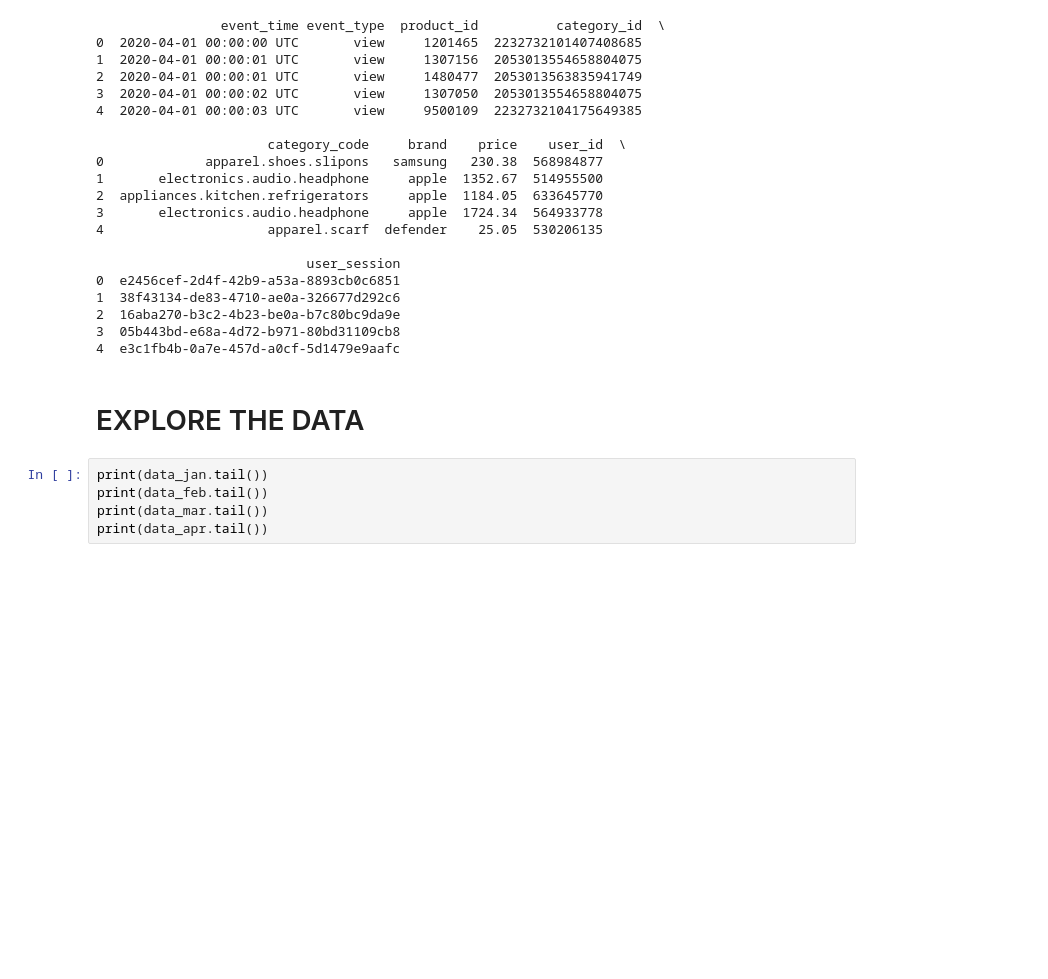
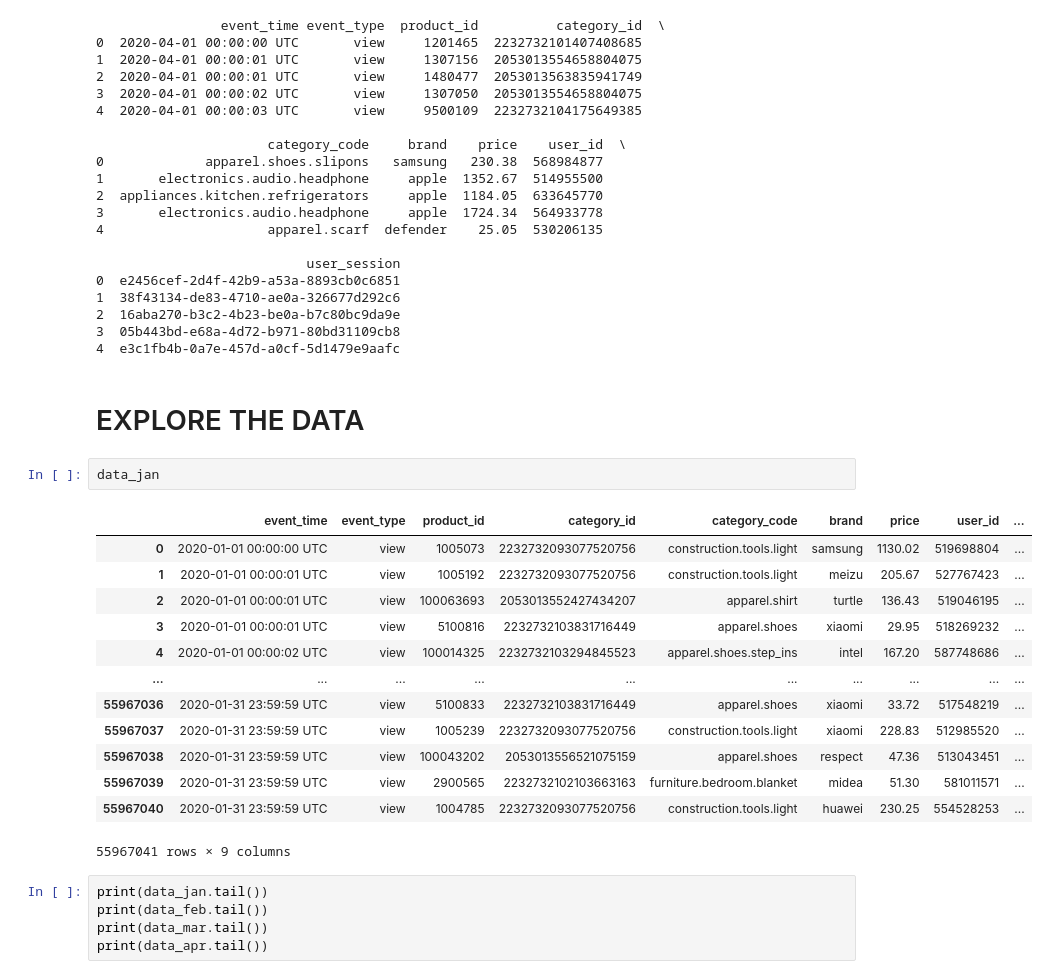
Before and after one commit to Vae2002/BigDataGroup5, a Jupyter notebook: data_exploration.ipynb, the cells around one changed output. Saved outputs shown, nothing was run; the diff lists cells and outputs as text; blank space fills up the shorter version.

```diff
--- a/data_exploration.ipynb
+++ b/data_exploration.ipynb
@@ -161,6 +182,22 @@ finally:
 4  e3c1fb4b-0a7e-457d-a0cf-5d1479e9aafc
 # %% [markdown]
 # EXPLORE THE DATA
+# %%
+data_jan
+# %% [output]
+|  | event_time | event_type | product_id | category_id | category_code | brand | price | user_id | ... |
+| 0 | 2020-01-01 00:00:00 UTC | view | 1005073 | 2232732093077520756 | construction.tools.light | samsung | 1130.02 | 519698804 | ... |
+| 1 | 2020-01-01 00:00:01 UTC | view | 1005192 | 2232732093077520756 | construction.tools.light | meizu | 205.67 | 527767423 | ... |
+| 2 | 2020-01-01 00:00:01 UTC | view | 100063693 | 2053013552427434207 | apparel.shirt | turtle | 136.43 | 519046195 | ... |
+| 3 | 2020-01-01 00:00:01 UTC | view | 5100816 | 2232732103831716449 | apparel.shoes | xiaomi | 29.95 | 518269232 | ... |
+| 4 | 2020-01-01 00:00:02 UTC | view | 100014325 | 2232732103294845523 | apparel.shoes.step_ins | intel | 167.20 | 587748686 | ... |
+| ... | ... | ... | ... | ... | ... | ... | ... | ... | ... |
+| 55967036 | 2020-01-31 23:59:59 UTC | view | 5100833 | 2232732103831716449 | apparel.shoes | xiaomi | 33.72 | 517548219 | ... |
+| 55967037 | 2020-01-31 23:59:59 UTC | view | 1005239 | 2232732093077520756 | construction.tools.light | xiaomi | 228.83 | 512985520 | ... |
+| 55967038 | 2020-01-31 23:59:59 UTC | view | 100043202 | 2053013556521075159 | apparel.shoes | respect | 47.36 | 513043451 | ... |
+| 55967039 | 2020-01-31 23:59:59 UTC | view | 2900565 | 2232732102103663163 | furniture.bedroom.blanket | midea | 51.30 | 581011571 | ... |
+| 55967040 | 2020-01-31 23:59:59 UTC | view | 1004785 | 2232732093077520756 | construction.tools.light | huawei | 230.25 | 554528253 | ... |
+55967041 rows × 9 columns
 # %%
 print(data_jan.tail())
 print(data_feb.tail())
```
Also changed, not shown: parts of 2 cells of this notebook.
